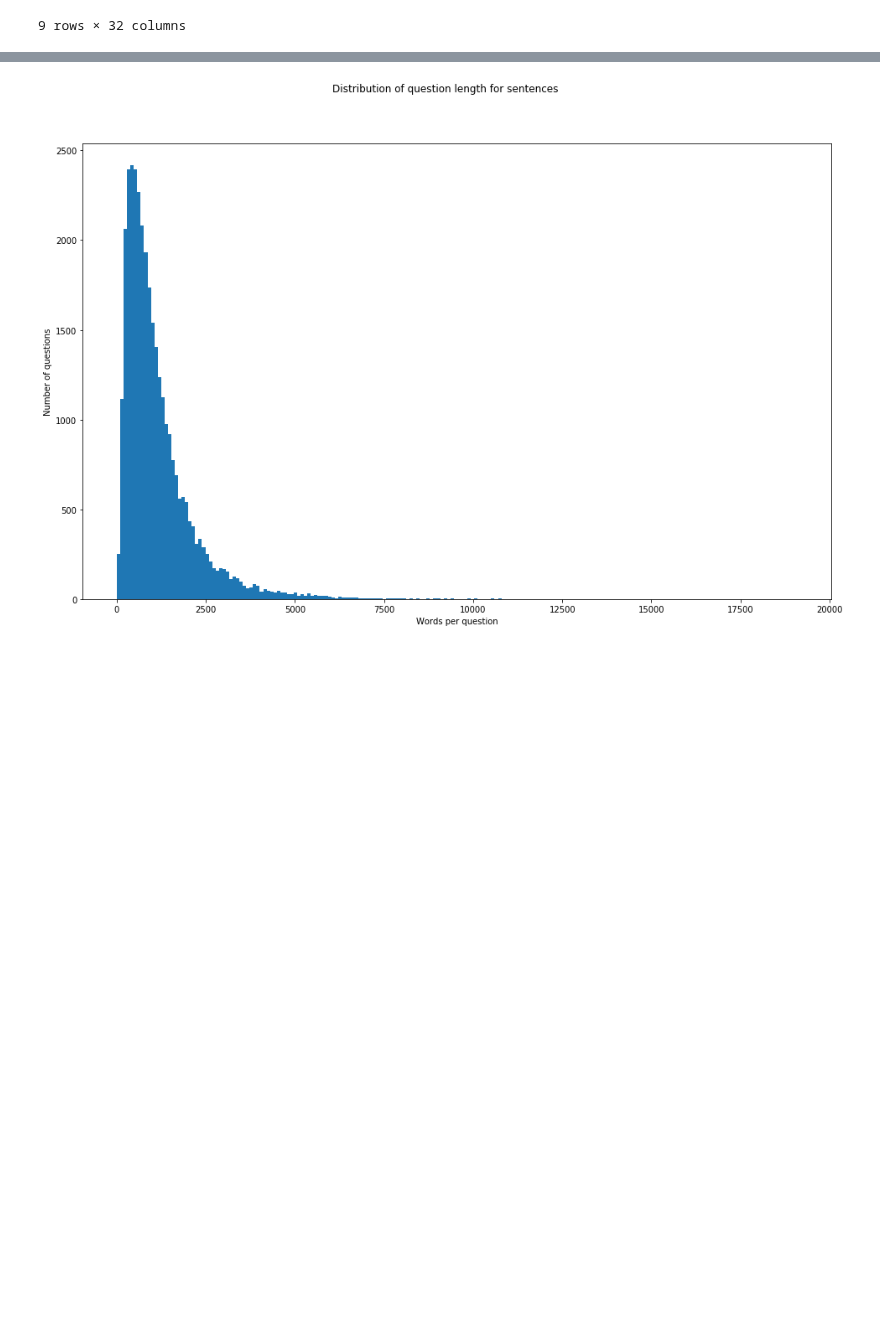
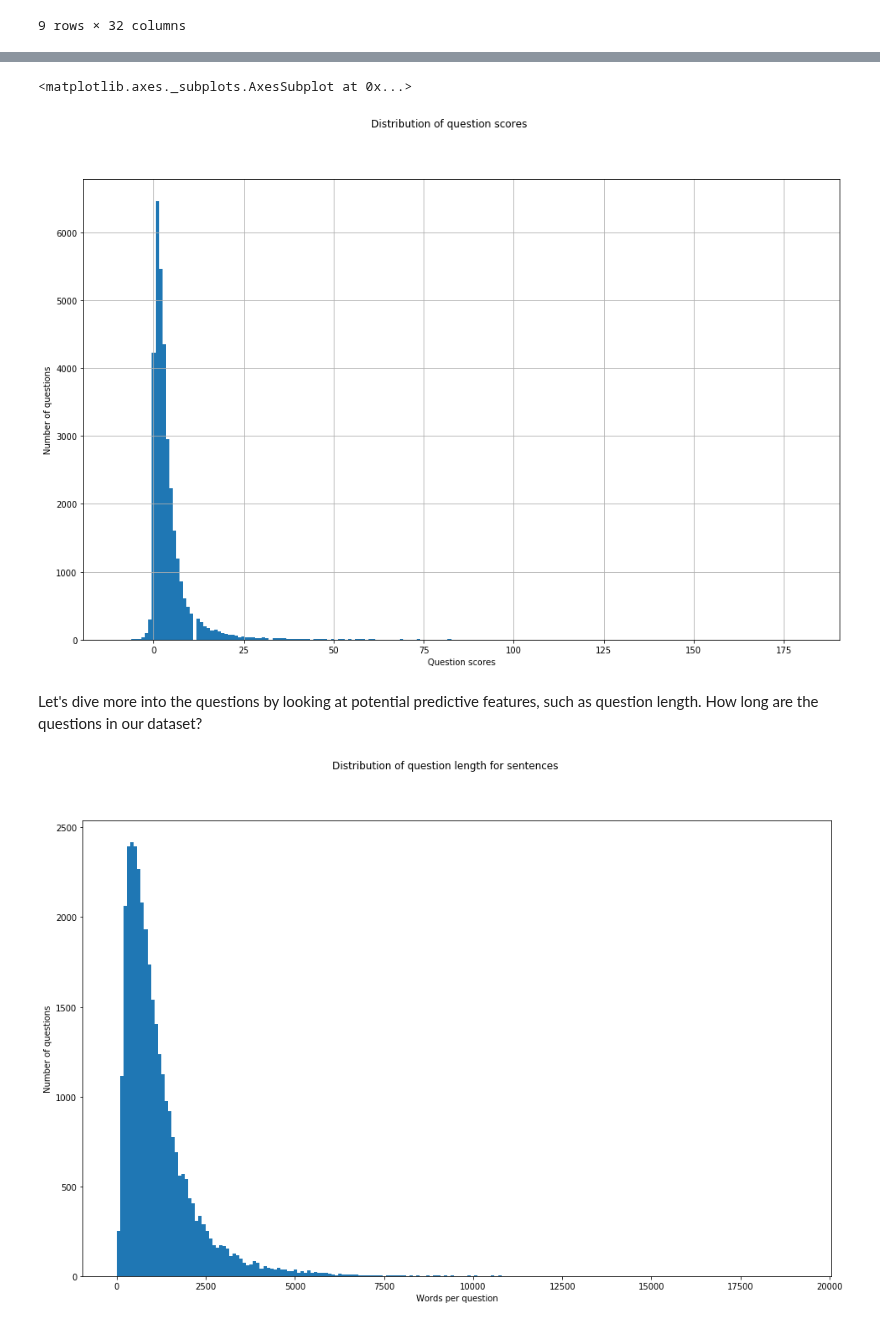
Before and after one commit to hundredblocks/ml-powered-applications, a Jupyter notebook: notebooks/dataset_exploration.ipynb, the cells around one changed output, grey strips where cells are left out. Saved outputs shown, nothing was run; the diff lists cells and outputs as text; code cells hidden in the pictures; blank space fills up the shorter version.

Commit message:
adding comments to dataset_exploration

```diff
--- a/notebooks/dataset_exploration.ipynb
+++ b/notebooks/dataset_exploration.ipynb
@@ -194,3 +195,14 @@ Let's dive more into the questions. How long are the questions in our dataset?
+# %%
+fig = plt.figure(figsize=(16,10))
+fig.suptitle("Distribution of question scores")
+plt.xlabel("Question scores")
+plt.ylabel("Number of questions")
+df["Score"].hist(bins=200)
+# %% [output]
+<matplotlib.axes._subplots.AxesSubplot at 0x...>
+[figure, added]
+# %% [markdown]
+Let's dive more into the questions by looking at potential predictive features, such as question length. How long are the questions in our dataset?
 # %%
 fig = plt.figure(figsize=(16,10))
 fig.suptitle("Distribution of question length for sentences")
```
Also changed, not shown: parts of 31 cells of this notebook.
